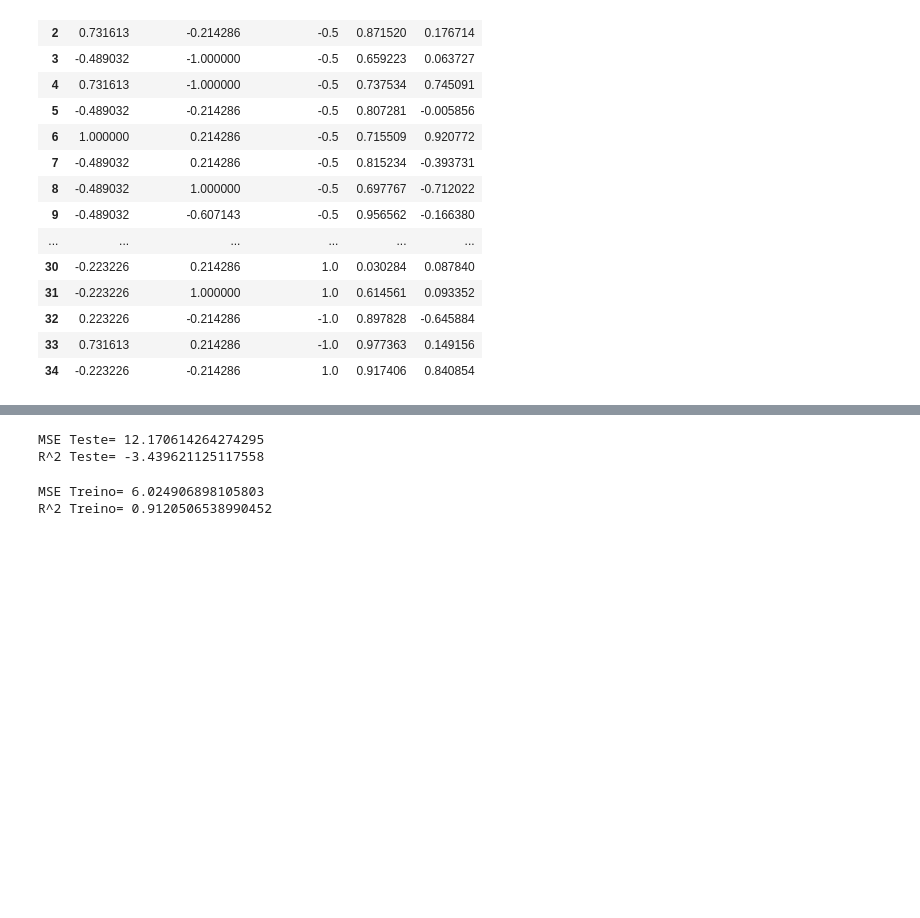
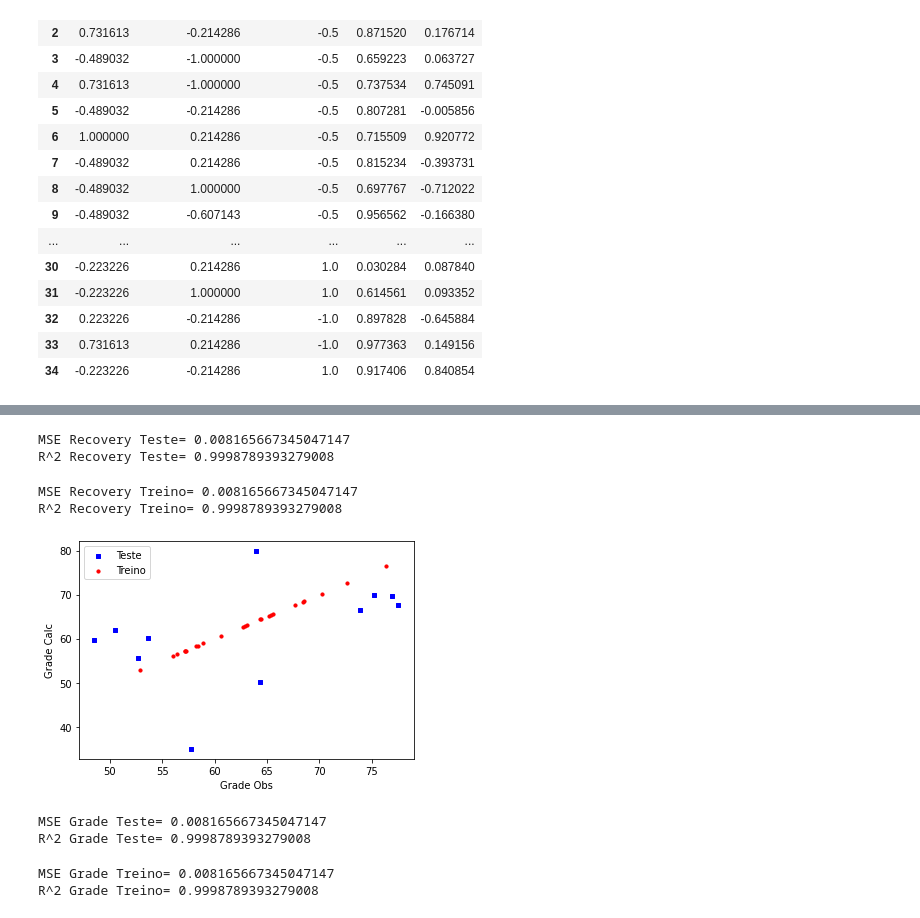
Before and after one commit to thessafuzaro/ANN, a Jupyter notebook: Projeto_Thessa.ipynb, the cells around one changed output, grey strips where cells are left out. Drawn from its saved outputs; the diff is of its cells as text; code cells hidden in the pictures; blank space fills up the shorter version.

```diff
--- a/Projeto_Thessa.ipynb
+++ b/Projeto_Thessa.ipynb
@@ -257,16 +262,57 @@ plt.show()
 # %%
-mse=mean_squared_error(Obs_Test,Calc_Test)
-print("MSE Teste=",mse)
-R2=r2_score(Obs_Test,Calc_Test)
-print("R^2 Teste=",R2)
+MSE_Recovery=mean_squared_error(Obs_Test_Recovery,Calc_Test_Recovery)
+print("MSE Recovery Teste=",mse)
+R2_Recovery=r2_score(Obs_Test_Recovery,Calc_Test_Recovery)
+print("R^2 Recovery Teste=",R2)
 # %% [output]
-MSE Teste= 12.170614264274295
-R^2 Teste= -3.439621125117558
+MSE Recovery Teste= 0.008165667345047147
+R^2 Recovery Teste= 0.9998789393279008
 # %%
-mse=mean_squared_error(Obs_Train,Calc_Train)
-print("MSE Treino=",mse)
-R2=r2_score(Obs_Train,Calc_Train)
-print("R^2 Treino=",R2)
+MSE_Recovery=mean_squared_error(Obs_Train_Recovery,Calc_Train_Recovery)
+print("MSE Recovery Treino=",mse)
+R2_Recovery=r2_score(Obs_Train_Recovery,Calc_Train_Recovery)
+print("R^2 Recovery Treino=",R2)
 # %% [output]
-MSE Treino= 6.024906898105803
-R^2 Treino= 0.9120506538990452
+MSE Recovery Treino= 0.008165667345047147
+R^2 Recovery Treino= 0.9998789393279008
+# %%
+# Escolhendo uma das resposta para fazer o gráfico (Teino - Grade)
+Obs_Train_Grade=[]
+Calc_Train_Grade=[]
+Calc_Train_Grade=y_Calc_Train['Grade'].copy()
+Obs_Train_Grade=Train['Grade'].copy()
+# %%
+# Escolhendo uma das resposta para fazer o grafico (Teste- Recovery)
+Obs_Test_Grade=[]
+Calc_Test_Grade=[]
+Calc_Test_Grade=y_Calc_Test['Grade'].copy()
+Obs_Test_Grade=Test['Grade'].copy()
+# %%
+# Expressando os dois dados em figura (Grade)
+fig = plt.figure()
+ax1 = fig.add_subplot(111)
+
+ax1.scatter(Obs_Test_Grade,Calc_Test_Grade, s=10, c='b', marker="s", label='Teste')
+ax1.scatter(Obs_Train_Grade,Calc_Train_Grade, s=10, c='r', marker="o", label='Treino')
+plt.legend(loc='upper left')
+plt.ylabel('Grade Calc')
+plt.xlabel('Grade Obs')
+plt.show()
+# %% [output]
+[figure, added]
+# %%
+MSE_Grade=mean_squared_error(Obs_Test_Grade,Calc_Test_Grade)
+print("MSE Grade Teste=",mse)
+R2_Grade=r2_score(Obs_Test_Grade,Calc_Test_Grade)
+print("R^2 Grade Teste=",R2)
+# %% [output]
+MSE Grade Teste= 0.008165667345047147
+R^2 Grade Teste= 0.9998789393279008
+# %%
+MSE_Grade=mean_squared_error(Obs_Train_Grade,Calc_Train_Grade)
+print("MSE Grade Treino=",mse)
+R2_Grade=r2_score(Obs_Train_Grade,Calc_Train_Grade)
+print("R^2 Grade Treino=",R2)
+# %% [output]
+MSE Grade Treino= 0.008165667345047147
+R^2 Grade Treino= 0.9998789393279008
```
Also changed, not shown: parts of 12 cells of this notebook.
